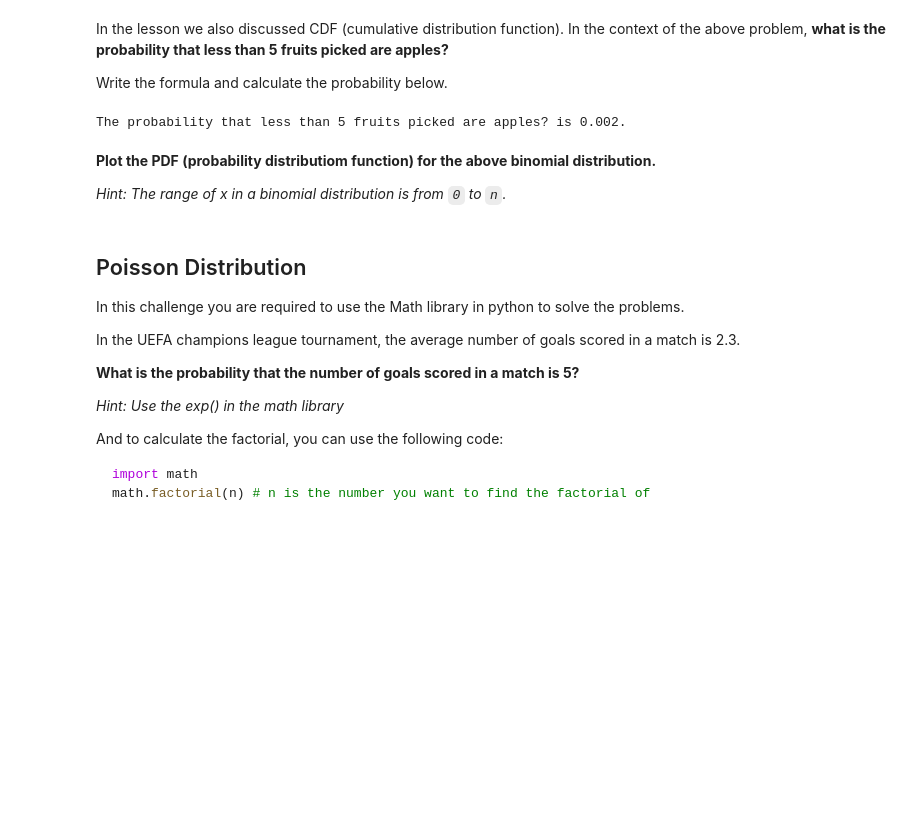
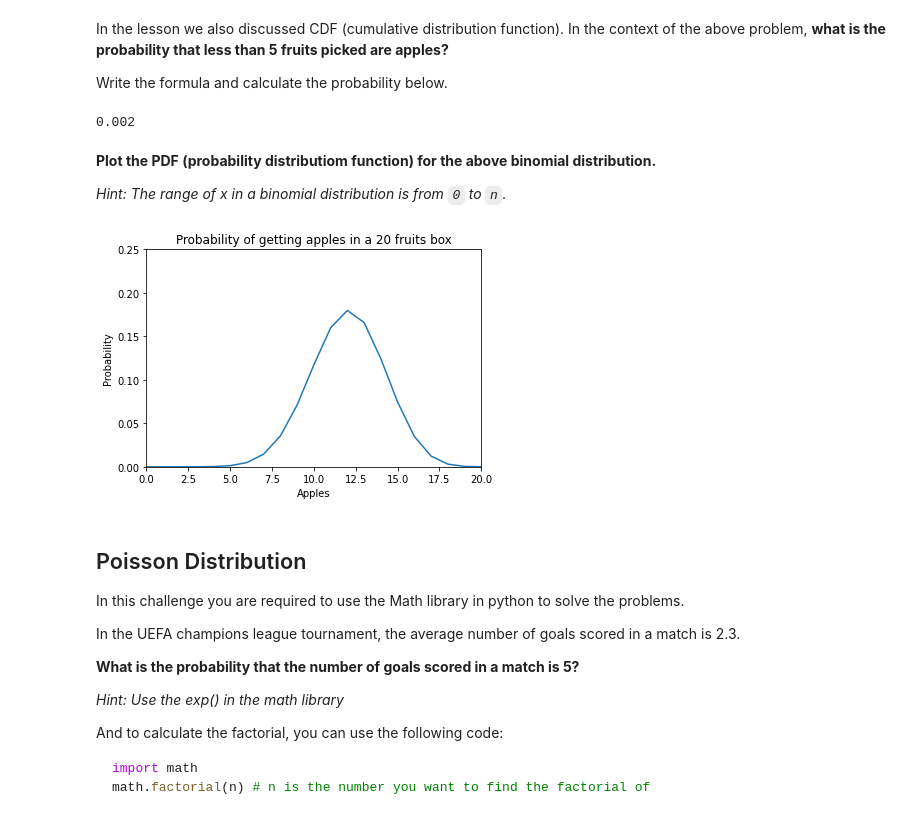
Before and after one commit to ironhack-datalabs/datamad1020, a Jupyter notebook: module-2/lab-discrete-probability-distribution/your-code/main.ipynb, the cells around one changed output. Saved outputs shown, nothing was run; the diff lists cells and outputs as text; code cells hidden in the pictures; blank space fills up the shorter version.

```diff
--- a/module-2/lab-discrete-probability-distribution/your-code/main.ipynb
+++ b/module-2/lab-discrete-probability-distribution/your-code/main.ipynb
@@ -74,10 +77,9 @@ Write the formula and calculate the probability below.
 # your code here
 n = 20
 k = 5
-prob = binom.cdf(k, n, p)
-print(f"The probability that less than 5 fruits picked are apples? is {round(prob,3)}.")
+round(binom.cdf(k, n, p),3)
 # %% [output]
-The probability that less than 5 fruits picked are apples? is 0.002.
+0.002
 # %% [markdown]
 **Plot the PDF (probability distributiom function) for the above binomial distribution.**
 
@@ -85,13 +87,20 @@ The probability that less than 5 fruits picked are apples? is 0.002.
 # %%
 # your code here
 # Please label the axes and give a title to the plot
 
-plt.figure(figsize=(7,4))
-plt.title("..........")
-plt.ylabel("........")
-plt.xlabel("..........")
-plt.ylim(0,40)
-plt.hist(......., bins=10);
+n = 20
+k = np.arange(n+1)
+
+y=binom.pmf(k,n,p)
+
+plt.title("Probability of getting apples in a 20 fruits box")
+plt.ylabel("Probability")
+plt.xlabel("Apples")
+plt.ylim(0,0.25)
+plt.xlim(0,20)
+plt.plot(y);
+# %% [output]
+[figure, added]
 # %% [markdown]
 ## Poisson Distribution
 
```
Also changed, not shown: parts of 4 cells of this notebook.
